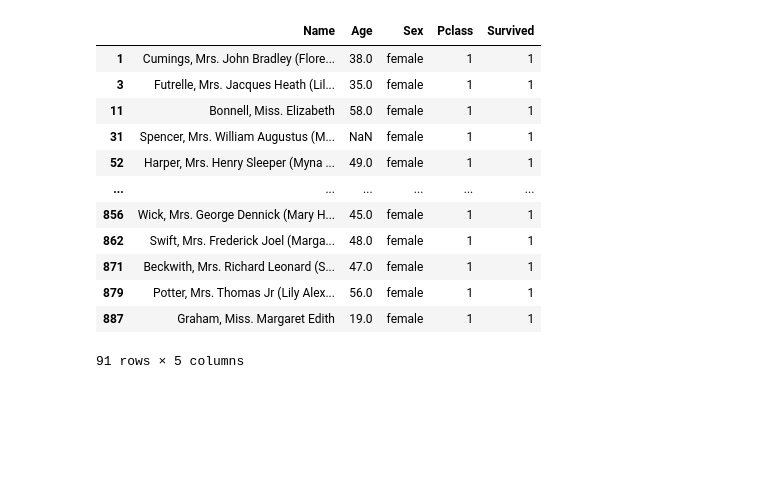
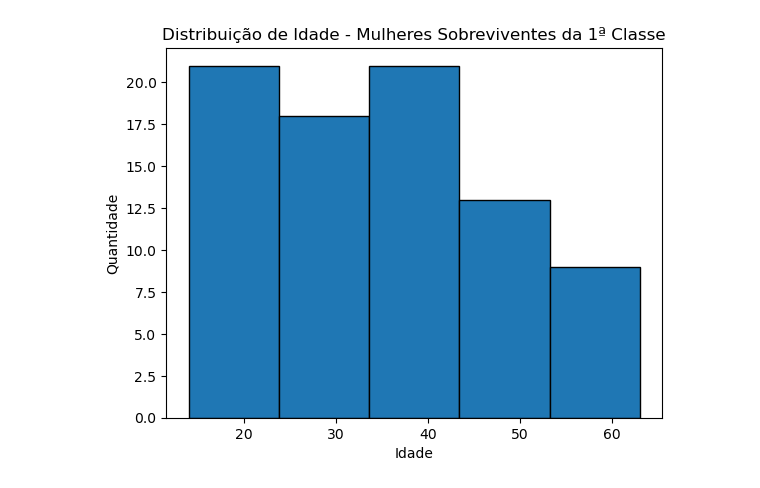
Before and after one commit to ingridlindor/Projeto-Titanic, a Jupyter notebook: projeto-titanic.ipynb, the cells around one changed output. Drawn from its saved outputs; the diff is of its cells as text; code cells hidden in the pictures; blank space fills up the shorter version.

```diff
--- a/projeto-titanic.ipynb
+++ b/projeto-titanic.ipynb
@@ -20,24 +7,11 @@ df_titanic
 # %%
-# Apresentar um DataFrame com nome, idade esexo de todas as sobreviventes mulheres que estavam na primeira classe.
+# Apresentar um DataFrame com nome, idade e sexo de todas as sobreviventes mulheres que estavam na primeira classe.
 objetivo1 = df_titanic.loc[
 (df_titanic['Sex']=='female') &
 (df_titanic['Pclass']==1) &
 (df_titanic['Survived']==1),
 ['Name', 'Age', 'Sex', 'Pclass', 'Survived']]
+objetivo1 = objetivo1.sort_values(['Name'],ascending = True)
 objetivo1
-# %% [output]
-|  | Name | Age | Sex | Pclass | Survived |
-| 1 | Cumings, Mrs. John Bradley (Flore... | 38.0 | female | 1 | 1 |
-| 3 | Futrelle, Mrs. Jacques Heath (Lil... | 35.0 | female | 1 | 1 |
-| 11 | Bonnell, Miss. Elizabeth | 58.0 | female | 1 | 1 |
-| 31 | Spencer, Mrs. William Augustus (M... | NaN | female | 1 | 1 |
-| 52 | Harper, Mrs. Henry Sleeper (Myna ... | 49.0 | female | 1 | 1 |
-| ... | ... | ... | ... | ... | ... |
-| 856 | Wick, Mrs. George Dennick (Mary H... | 45.0 | female | 1 | 1 |
-| 862 | Swift, Mrs. Frederick Joel (Marga... | 48.0 | female | 1 | 1 |
-| 871 | Beckwith, Mrs. Richard Leonard (S... | 47.0 | female | 1 | 1 |
-| 879 | Potter, Mrs. Thomas Jr (Lily Alex... | 56.0 | female | 1 | 1 |
-| 887 | Graham, Miss. Margaret Edith | 19.0 | female | 1 | 1 |
-91 rows × 5 columns
 # %%
 #Exportar
@@ -43,0 +19,10 @@ objetivo1
+# %%
+plt.hist(objetivo1['Age'].dropna(), bins=5, edgecolor='black')
+plt.title('Distribuição de Idade - Mulheres Sobreviventes da 1ª Classe')
+plt.xlabel('Idade')
+plt.ylabel('Quantidade')
+plt.grid(False)
+plt.savefig('Export/Idade_Mulheres_Sobreviventes.png')
+plt.show()
+# %% [output]
+[figure, added]
```
Also changed, not shown: parts of 7 cells of this notebook, 8 other files.
